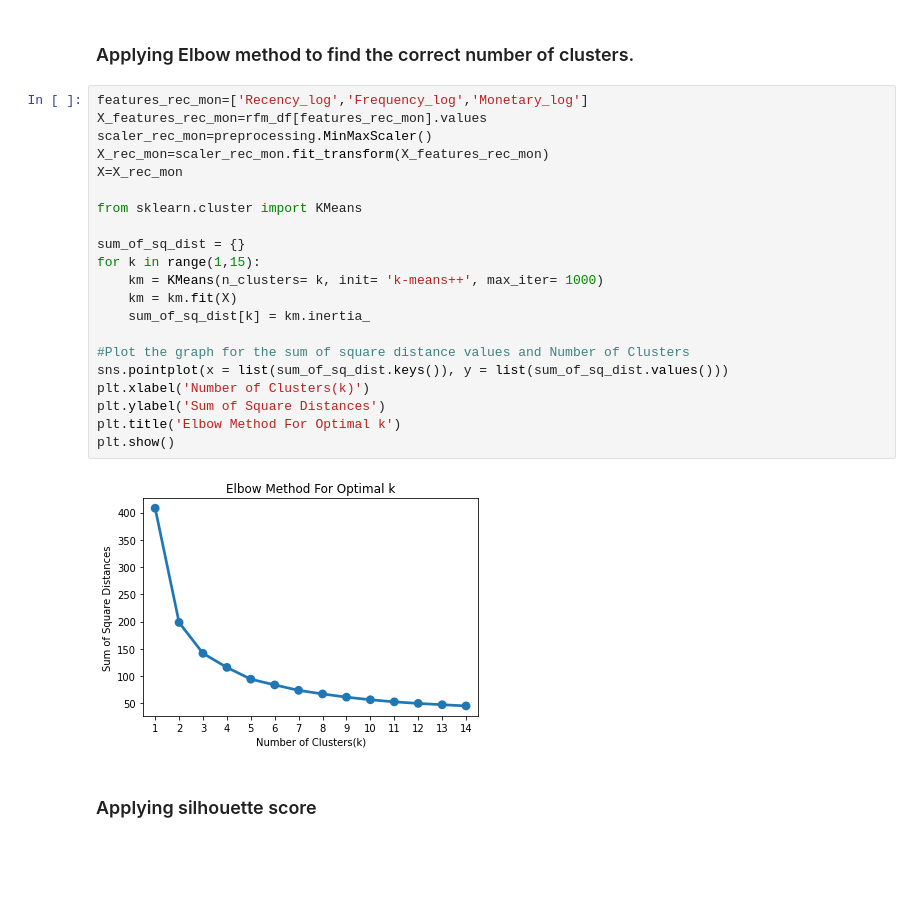
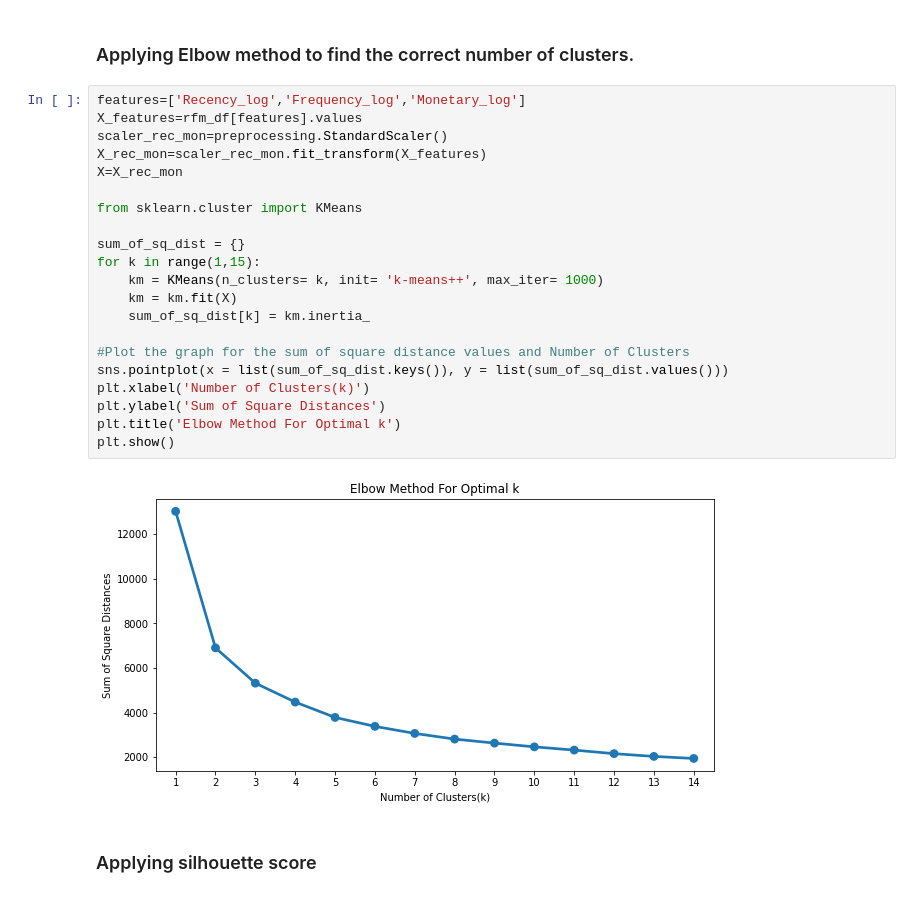
Before and after one commit to avanish04/online-retail-customer-segmentation, a Jupyter notebook: Online_Retail_Customer_Segmentation_Capstone_Project.ipynb, the cells around one changed output. Cells and saved outputs as stored; diff of their text form; blank space fills up the shorter version.

```diff
--- a/Online_Retail_Customer_Segmentation_Capstone_Project.ipynb
+++ b/Online_Retail_Customer_Segmentation_Capstone_Project.ipynb
@@ -535,28 +537,28 @@ We can take any of them i.e, Recency,Frequency, Monetary. Its Varies from compan
 # %% [markdown]
 ### Applying Elbow method to find the correct number of clusters.
 # %%
-features_rec_mon=['Recency_log','Frequency_log','Monetary_log']
-X_features_rec_mon=rfm_df[features_rec_mon].values
-scaler_rec_mon=preprocessing.MinMaxScaler()
-X_rec_mon=scaler_rec_mon.fit_transform(X_features_rec_mon)
+features=['Recency_log','Frequency_log','Monetary_log']
+X_features=rfm_df[features].values
+scaler_rec_mon=preprocessing.StandardScaler()
+X_rec_mon=scaler_rec_mon.fit_transform(X_features)
 X=X_rec_mon
 
 from sklearn.cluster import KMeans
 
 sum_of_sq_dist = {}
 for k in range(1,15):
     km = KMeans(n_clusters= k, init= 'k-means++', max_iter= 1000)
     km = km.fit(X)
     sum_of_sq_dist[k] = km.inertia_
 
 #Plot the graph for the sum of square distance values and Number of Clusters
 sns.pointplot(x = list(sum_of_sq_dist.keys()), y = list(sum_of_sq_dist.values()))
 plt.xlabel('Number of Clusters(k)')
 plt.ylabel('Sum of Square Distances')
 plt.title('Elbow Method For Optimal k')
 plt.show()
 # %% [output]
-[figure, old version]
+[figure, new version]
 # %% [markdown]
 ### Applying silhouette score
 # %%
```
Also changed, not shown: parts of 20 cells of this notebook.
